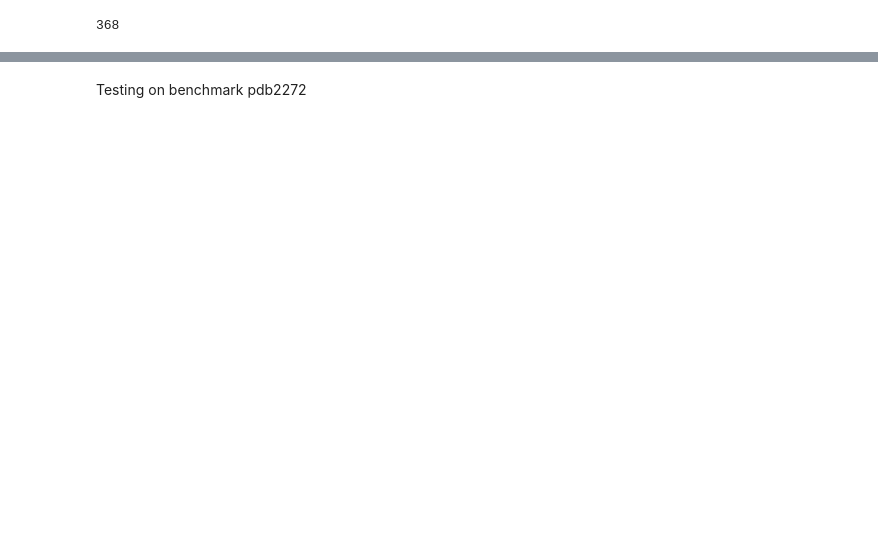
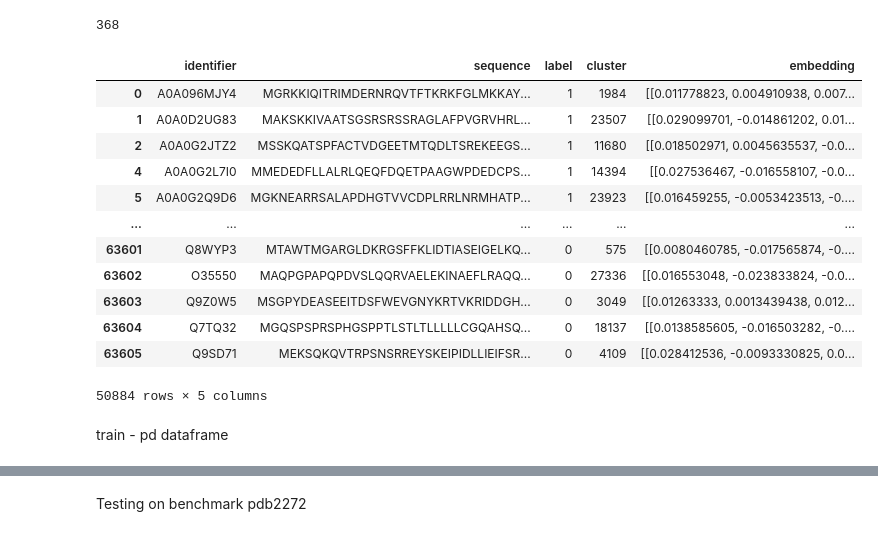
Before and after one commit to GavrilenkoA/DBP-Finder, a Jupyter notebook: train-code/finetune_exp.ipynb, the cells around one changed output, grey strips where cells are left out. Drawn from its saved outputs; the diff is of its cells as text; code cells hidden in the pictures; blank space fills up the shorter version.

```diff
--- a/train-code/finetune_exp.ipynb
+++ b/train-code/finetune_exp.ipynb
@@ -122,2 +132,4 @@ DEVICE = torch.device("cuda:2" if torch.cuda.is_available() else "cpu")
 # %%
-embeddings = load_dict_from_hdf5("../data/embeddings/ankh_embeddings/train_p2_2d.h5")
+embeddings = load_dict_from_hdf5(
+    "../../../../ssd2/dbp_finder/ankh_embeddings/train_p2_2d.h5"
+)
@@ -149,5 +161,13 @@ groups = train_df["cluster"].tolist()
 # %%
-for train_idx, test_idx in gkf.split(X, y, groups=groups):
+train_folds = []
+valid_folds = []
+
+for train_idx, valid_idx in gkf.split(X, y, groups=groups):
     train_idx = train_idx.tolist()
-    test_idx = test_idx.tolist()
-    break
+    valid_idx = valid_idx.tolist()
+
+    train = train_df.iloc[train_idx]
+    valid = train_df.iloc[valid_idx]
+
+    train_folds.append(train)
+    valid_folds.append(valid)
@@ -157,3 +174,19 @@ test = train_df.iloc[test_idx]
+# %%
+train_folds[0]
+# %% [output]
+|  | identifier | sequence | label | cluster | embedding |
+| 0 | A0A096MJY4 | MGRKKIQITRIMDERNRQVTFTKRKFGLMKKAY... | 1 | 1984 | [[0.011778823, 0.004910938, 0.007... |
+| 1 | A0A0D2UG83 | MAKSKKIVAATSGSRSRSSRAGLAFPVGRVHRL... | 1 | 23507 | [[0.029099701, -0.014861202, 0.01... |
+| 2 | A0A0G2JTZ2 | MSSKQATSPFACTVDGEETMTQDLTSREKEEGS... | 1 | 11680 | [[0.018502971, 0.0045635537, -0.0... |
+| 4 | A0A0G2L7I0 | MMEDEDFLLALRLQEQFDQETPAAGWPDEDCPS... | 1 | 14394 | [[0.027536467, -0.016558107, -0.0... |
+| 5 | A0A0G2Q9D6 | MGKNEARRSALAPDHGTVVCDPLRRLNRMHATP... | 1 | 23923 | [[0.016459255, -0.0053423513, -0.... |
+| ... | ... | ... | ... | ... | ... |
+| 63601 | Q8WYP3 | MTAWTMGARGLDKRGSFFKLIDTIASEIGELKQ... | 0 | 575 | [[0.0080460785, -0.017565874, -0.... |
+| 63602 | O35550 | MAQPGPAPQPDVSLQQRVAELEKINAEFLRAQQ... | 0 | 27336 | [[0.016553048, -0.023833824, -0.0... |
+| 63603 | Q9Z0W5 | MSGPYDEASEEITDSFWEVGNYKRTVKRIDDGH... | 0 | 3049 | [[0.01263333, 0.0013439438, 0.012... |
+| 63604 | Q7TQ32 | MGQSPSPRSPHGSPPTLSTLTLLLLLCGQAHSQ... | 0 | 18137 | [[0.0138585605, -0.016503282, -0.... |
+| 63605 | Q9SD71 | MEKSQKQVTRPSNSRREYSKEIPIDLLIEIFSR... | 0 | 4109 | [[0.028412536, -0.0093330825, 0.0... |
+50884 rows × 5 columns
 # %%
 class SequenceDataset(Dataset):
     def __init__(self, df):
@@ -201,4 +234,6 @@ class CustomBatchSampler(BatchSampler):
 
     def __len__(self):
         return len(self.dataset) // self.batch_size
+# %% [markdown]
+train - pd dataframe
 # %%
```
Also changed, not shown: parts of 39 cells of this notebook, 9 other files.
